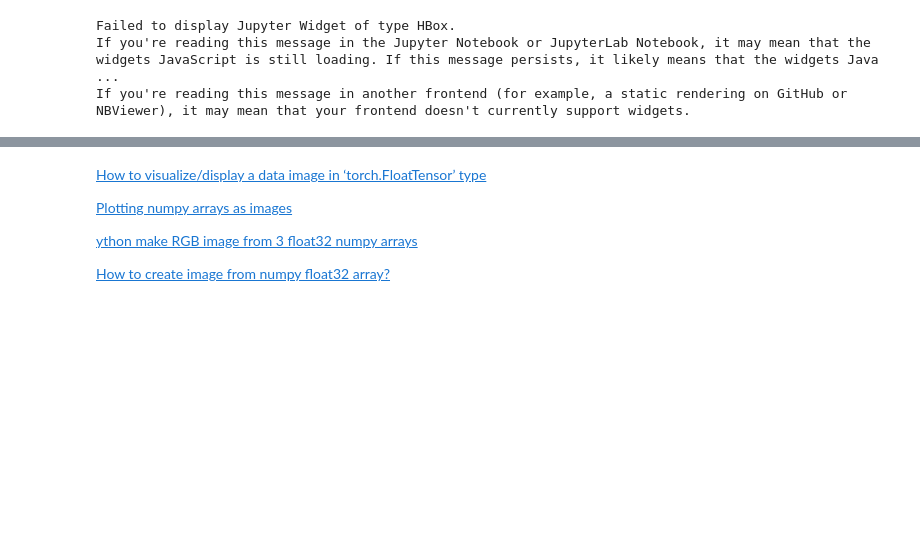
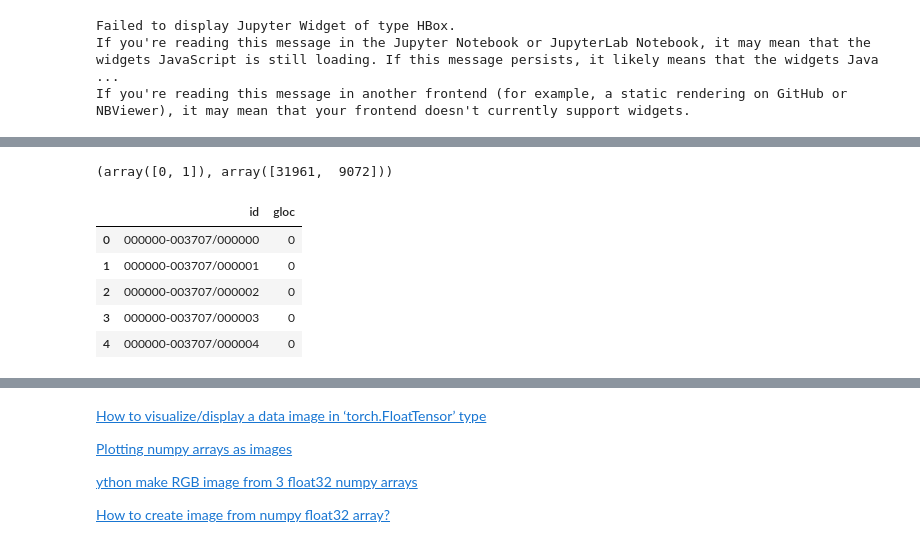
Before and after one commit to WNoxchi/Aersu, a Jupyter notebook: GLOC/Initial-Model-RN34.ipynb, the cells around one changed output, grey strips where cells are left out. Cells and saved outputs as stored; diff of their text form; code cells hidden in the pictures; blank space fills up the shorter version.

```diff
--- a/GLOC/Initial-Model-RN34.ipynb
+++ b/GLOC/Initial-Model-RN34.ipynb
@@ -386,0 +435,7 @@ If you're reading this message in another frontend (for example, a static render
+# %%
+dirnames = glob('data/train/*/')
+for i,d in enumerate(dirnames):
+    dirnames[i] = d.split('/')[-2]
+#     dirnames[i] = d.split('/')[-2].split('-')[1]
+dirnames.sort()
+# dirnames
@@ -386,0 +493,20 @@ If you're reading this message in another frontend (for example, a static render
+# %%
+dirnames = glob('data/train/*/')
+for i,d in enumerate(dirnames):
+    dirnames[i] = d.split('/')[-2]
+dirnames.sort()
+
+df = pd.read_csv('data/labels.csv')
+key = df.columns[0]
+idx = 0
+newcol = []
+
+for i,e in enumerate(df[key]):
+    if int(e) > int(dirnames[idx].split('-')[1]):
+        idx += 1
+    newcol.append(dirnames[idx] + '/' + f'{e:0=6d}')
+
+newdf = pd.DataFrame(newcol, columns=['id'])
+newdf.insert(1, 'gloc', df['gloc'])
+
+newdf.to_csv('data/labels.csv')
@@ -386,0 +526,16 @@ If you're reading this message in another frontend (for example, a static render
+# %%
+df2 = pd.DataFrame(newcol, columns=['id'])
+df2.insert(1, 'gloc', df['gloc'])
+# %%
+np.unique(df2['gloc'], return_counts=True)
+# %% [output]
+(array([0, 1]), array([31961,  9072]))
+# %%
+df2.head()
+# %% [output]
+|  | id | gloc |
+| 0 | 000000-003707/000000 | 0 |
+| 1 | 000000-003707/000001 | 0 |
+| 2 | 000000-003707/000002 | 0 |
+| 3 | 000000-003707/000003 | 0 |
+| 4 | 000000-003707/000004 | 0 |
```
Also changed, not shown: parts of 55 cells of this notebook.
